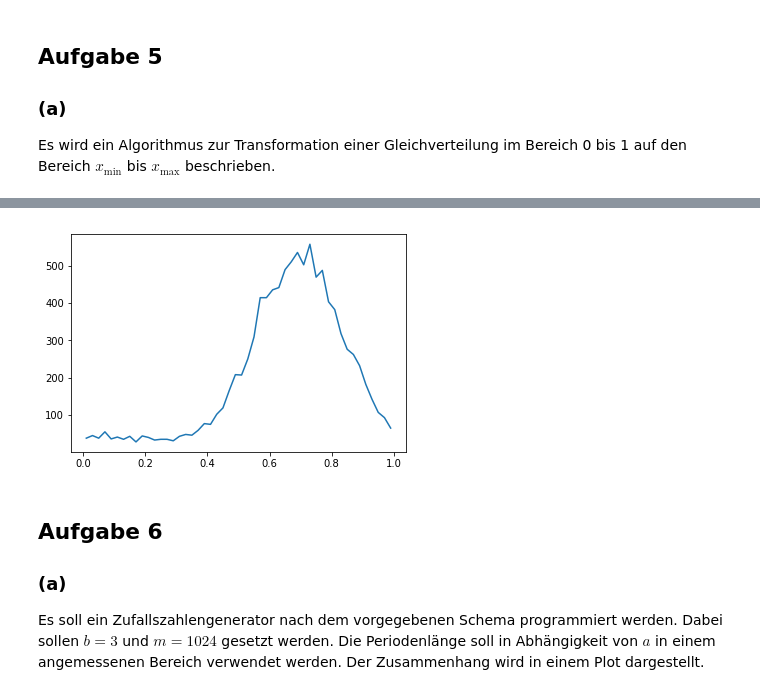
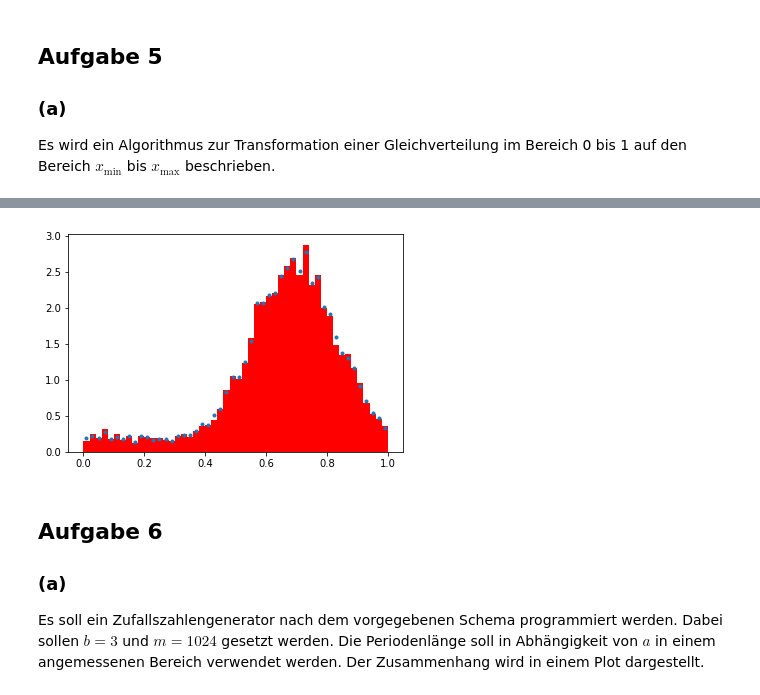
Before and after one commit to jpwgnr/SMD_Abgaben, a Jupyter notebook: Blatt3_Schubert_Herdieckerhoff_Overhoff/Blatt3.ipynb, the cells around one changed output, grey strips where cells are left out. Saved outputs shown, nothing was run; the diff lists cells and outputs as text; code cells hidden in the pictures.

```diff
--- a/Blatt3_Schubert_Herdieckerhoff_Overhoff/Blatt3.ipynb
+++ b/Blatt3_Schubert_Herdieckerhoff_Overhoff/Blatt3.ipynb
@@ -49,8 +64,24 @@ plt.hist(a4, bins= 200);
-# %%
-x,y = np.genfromtxt("empirisches_histogramm.csv", delimiter=",", unpack=True)
-plt.plot(x, y); #don't get it. Neumann'sches Rückweisungsverfahren?
-# %% [output]
-[figure, removed]
+# %%
+def neumann(x,y):
+    u1, u2 = gleichingrenzen(0,1, 10**5), gleichingrenzen(0, np.amax(y), 10**5)
+    u = []
+    for i in range(len(u1)):
+        index = np.argwhere((x < u1[i]+0.01) & (x >= u1[i]-0.01))
+        if y[index[0,0]] > u2[i]:
+            u = np.append(u, u1[i])
+    return u
+# %%
+x,y = np.genfromtxt("empirisches_histogramm.csv", delimiter=",", unpack=True)
+x = np.delete(x, 0)
+y = np.delete(y, 0)
+N = np.sum(0.02*y)
+y = y/N
+plt.figure(1)
+plt.plot(x, y, ".");
+plt.hist(neumann(x,y), bins=50, color="red", density=True);
+None
+# %% [output]
+[figure, added]
 # %% [markdown]
 ## Aufgabe 6
 
```
Also changed, not shown: parts of 9 cells of this notebook.
